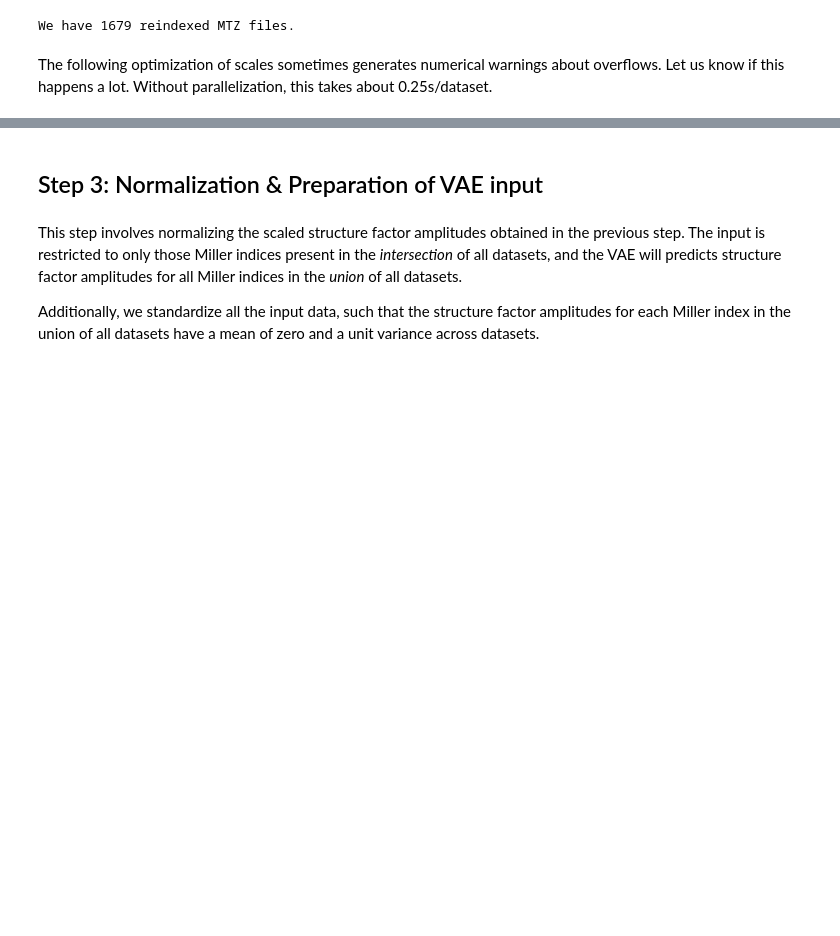
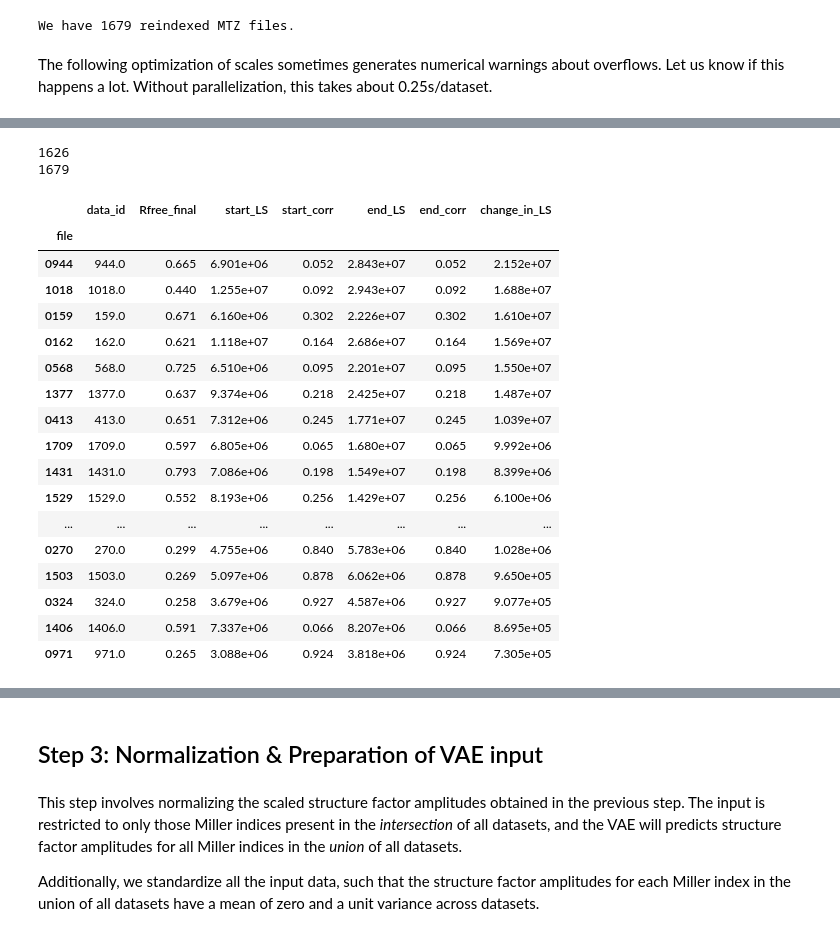
Before and after one commit to Hekstra-Lab/valdo, a Jupyter notebook: notebooks/pipeline.ipynb, the cells around one changed output, grey strips where cells are left out. Drawn from its saved outputs; the diff is of its cells as text; code cells hidden in the pictures; blank space fills up the shorter version.

Commit message:
fixed indexing

```diff
--- a/notebooks/pipeline.ipynb
+++ b/notebooks/pipeline.ipynb
@@ -343,0 +348,32 @@ Wall time: 20 s
+# %%
+def my_zfill(x):
+    return str(x).zfill(4)
+
+r_factors = pd.read_csv(refine_stats)[['data_id', 'Rfree_final']]
+r_factors["file"]=r_factors['data_id'].apply(my_zfill)
+# %%
+print(len(r_factors.index))
+print(len(tmp))
+combined=pd.concat([r_factors.set_index("file"), tmp.set_index("file")],join='outer',axis=1)
+combined.sort_values(by="change_in_LS",ascending=False).head(40)
+# %% [output]
+1626
+1679
+|  | data_id | Rfree_final | start_LS | start_corr | end_LS | end_corr | change_in_LS |
+| file |  |  |  |  |  |  |  |
+| 0944 | 944.0 | 0.665 | 6.901e+06 | 0.052 | 2.843e+07 | 0.052 | 2.152e+07 |
+| 1018 | 1018.0 | 0.440 | 1.255e+07 | 0.092 | 2.943e+07 | 0.092 | 1.688e+07 |
+| 0159 | 159.0 | 0.671 | 6.160e+06 | 0.302 | 2.226e+07 | 0.302 | 1.610e+07 |
+| 0162 | 162.0 | 0.621 | 1.118e+07 | 0.164 | 2.686e+07 | 0.164 | 1.569e+07 |
+| 0568 | 568.0 | 0.725 | 6.510e+06 | 0.095 | 2.201e+07 | 0.095 | 1.550e+07 |
+| 1377 | 1377.0 | 0.637 | 9.374e+06 | 0.218 | 2.425e+07 | 0.218 | 1.487e+07 |
+| 0413 | 413.0 | 0.651 | 7.312e+06 | 0.245 | 1.771e+07 | 0.245 | 1.039e+07 |
+| 1709 | 1709.0 | 0.597 | 6.805e+06 | 0.065 | 1.680e+07 | 0.065 | 9.992e+06 |
+| 1431 | 1431.0 | 0.793 | 7.086e+06 | 0.198 | 1.549e+07 | 0.198 | 8.399e+06 |
+| 1529 | 1529.0 | 0.552 | 8.193e+06 | 0.256 | 1.429e+07 | 0.256 | 6.100e+06 |
+| ... | ... | ... | ... | ... | ... | ... | ... |
+| 0270 | 270.0 | 0.299 | 4.755e+06 | 0.840 | 5.783e+06 | 0.840 | 1.028e+06 |
+| 1503 | 1503.0 | 0.269 | 5.097e+06 | 0.878 | 6.062e+06 | 0.878 | 9.650e+05 |
+| 0324 | 324.0 | 0.258 | 3.679e+06 | 0.927 | 4.587e+06 | 0.927 | 9.077e+05 |
+| 1406 | 1406.0 | 0.591 | 7.337e+06 | 0.066 | 8.207e+06 | 0.066 | 8.695e+05 |
+| 0971 | 971.0 | 0.265 | 3.088e+06 | 0.924 | 3.818e+06 | 0.924 | 7.305e+05 |
```
Also changed, not shown: parts of 12 cells of this notebook, 1 other file.
